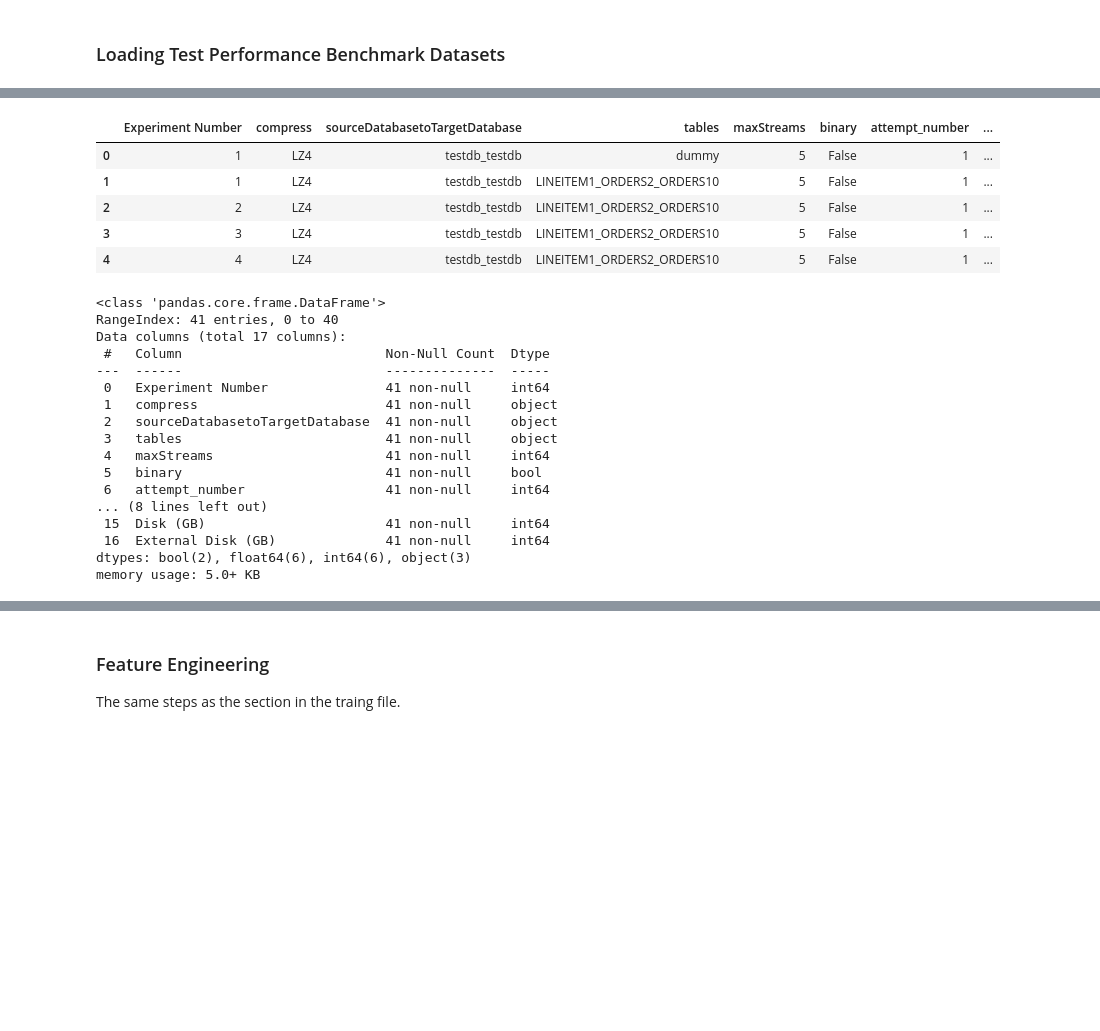
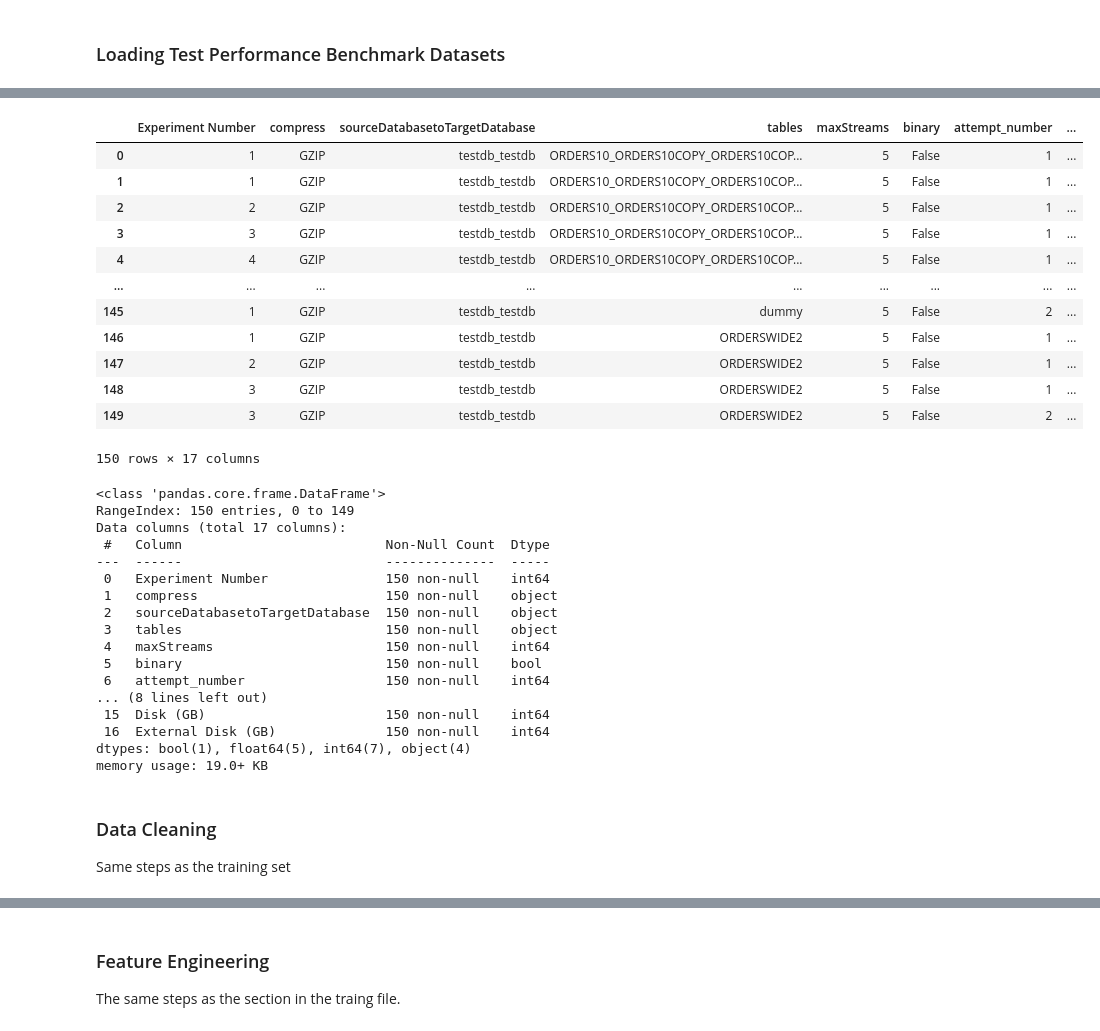
Before and after one commit to yorku-ease/DmML, a Jupyter notebook: testing_best_model.ipynb, the cells around one changed output, grey strips where cells are left out. Cells and saved outputs as stored; diff of their text form; code cells hidden in the pictures; blank space fills up the shorter version.

Commit message:
Prediction script for data migration model

```diff
--- a/testing_best_model.ipynb
+++ b/testing_best_model.ipynb
@@ -117,7 +117,9 @@ test_urls = [
     "https://raw.githubusercontent.com/yorku-ease/DmML/refs/heads/main/Data/DB2%20Performance%20Datasets/v5/exp89/engine-docker-compose.yml",
     "https://raw.githubusercontent.com/yorku-ease/DmML/refs/heads/main/Data/DB2%20Performance%20Datasets/v5/exp90/engine-docker-compose.yml",
     "https://raw.githubusercontent.com/yorku-ease/DmML/refs/heads/main/Data/DB2%20Performance%20Datasets/v5/exp91/engine-docker-compose.yml",
-    "https://raw.githubusercontent.com/yorku-ease/DmML/refs/heads/main/Data/DB2%20Performance%20Datasets/v5/exp92/engine-docker-compose.yml"
+    "https://raw.githubusercontent.com/yorku-ease/DmML/refs/heads/main/Data/DB2%20Performance%20Datasets/v5/exp92/engine-docker-compose.yml",
+    "https://raw.githubusercontent.com/yorku-ease/DmML/refs/heads/main/Data/DB2%20Performance%20Datasets/v4/exp72/engine-docker-compose.yml",
+    "https://raw.githubusercontent.com/yorku-ease/DmML/refs/heads/main/Data/DB2%20Performance%20Datasets/v4/exp73/engine-docker-compose.yml"
 ]
 
 test_system_specs_df = urls_dataframe(test_urls)
@@ -164,6 +175,9 @@ v5_exp89_performance_df = pd.read_csv('https://raw.githubusercontent.com/yorku-e
 v5_exp90_performance_df = pd.read_csv('https://raw.githubusercontent.com/yorku-ease/DmML/refs/heads/main/Data/DB2%20Performance%20Datasets/v5/exp90/performanceBenchmark.csv')
 v5_exp91_performance_df = pd.read_csv('https://raw.githubusercontent.com/yorku-ease/DmML/refs/heads/main/Data/DB2%20Performance%20Datasets/v5/exp91/performanceBenchmark.csv')
 v5_exp92_performance_df = pd.read_csv('https://raw.githubusercontent.com/yorku-ease/DmML/refs/heads/main/Data/DB2%20Performance%20Datasets/v5/exp92/performanceBenchmark.csv')
+
+v4_exp72_performance_df = pd.read_csv('https://raw.githubusercontent.com/yorku-ease/DmML/refs/heads/main/Data/DB2%20Performance%20Datasets/v4/exp72/performanceBenchmark.csv')
+v4_exp73_performance_df = pd.read_csv('https://raw.githubusercontent.com/yorku-ease/DmML/refs/heads/main/Data/DB2%20Performance%20Datasets/v4/exp73/performanceBenchmark.csv')
 # %%
 # print("Columns of the experiemtns: ")
 # print(v3_exp56_performance_df.columns)
@@ -194,14 +204,17 @@ First Five Rows of a Dataframe:
 # %%
 # Concatenating the test experiments
 # exp 56-60
-test_performance_dfs = [v3_exp56_performance_df, v3_exp57_performance_df, v3_exp58_performance_df,
-                       v3_exp59_performance_df, v3_exp60_performance_df]
+test_performance_dfs = [v5_exp81_performance_df, v5_exp82_performance_df, v5_exp83_performance_df,
+                        v5_exp84_performance_df, v5_exp85_performance_df, v5_exp86_performance_df,
+                        v5_exp87_performance_df, v5_exp88_performance_df, v5_exp89_performance_df,
+                        v5_exp90_performance_df, v5_exp91_performance_df, v5_exp92_performance_df,
+                        v4_exp72_performance_df, v4_exp73_performance_df]
 
 test_performance_df = pd.concat(test_performance_dfs, ignore_index=True)
 
 # exp 56, 65
-test1_performance_dfs = [v3_exp56_performance_df, v3_exp65_performance_df]
-test1_performance_df = pd.concat(test1_performance_dfs, ignore_index=True)
+# test1_performance_dfs = [v3_exp56_performance_df, v3_exp65_performance_df]
+# test1_performance_df = pd.concat(test1_performance_dfs, ignore_index=True)
 # %%
 # Function to combine the experimetns with their system configuration
 def combine_experiment_data_with_config(test_performance_df, system_specs_df, disk_value, external_disk_value):
@@ -238,29 +251,39 @@ final_test1_df = combine_experiment_data_with_config(test1_performance_df,test1_
 # %%
-final_test_df.head()
+final_test_df
 # %% [output]
 |  | Experiment Number | compress | sourceDatabasetoTargetDatabase | tables | maxStreams | binary | attempt_number | ... |
-| 0 | 1 | LZ4 | testdb_testdb | dummy | 5 | False | 1 | ... |
-| 1 | 1 | LZ4 | testdb_testdb | LINEITEM1_ORDERS2_ORDERS10 | 5 | False | 1 | ... |
-| 2 | 2 | LZ4 | testdb_testdb | LINEITEM1_ORDERS2_ORDERS10 | 5 | False | 1 | ... |
-| 3 | 3 | LZ4 | testdb_testdb | LINEITEM1_ORDERS2_ORDERS10 | 5 | False | 1 | ... |
-| 4 | 4 | LZ4 | testdb_testdb | LINEITEM1_ORDERS2_ORDERS10 | 5 | False | 1 | ... |
+| 0 | 1 | GZIP | testdb_testdb | ORDERS10_ORDERS10COPY_ORDERS10COP... | 5 | False | 1 | ... |
+| 1 | 1 | GZIP | testdb_testdb | ORDERS10_ORDERS10COPY_ORDERS10COP... | 5 | False | 1 | ... |
+| 2 | 2 | GZIP | testdb_testdb | ORDERS10_ORDERS10COPY_ORDERS10COP... | 5 | False | 1 | ... |
+| 3 | 3 | GZIP | testdb_testdb | ORDERS10_ORDERS10COPY_ORDERS10COP... | 5 | False | 1 | ... |
+| 4 | 4 | GZIP | testdb_testdb | ORDERS10_ORDERS10COPY_ORDERS10COP... | 5 | False | 1 | ... |
+| ... | ... | ... | ... | ... | ... | ... | ... | ... |
+| 145 | 1 | GZIP | testdb_testdb | dummy | 5 | False | 2 | ... |
+| 146 | 1 | GZIP | testdb_testdb | ORDERSWIDE2 | 5 | False | 1 | ... |
+| 147 | 2 | GZIP | testdb_testdb | ORDERSWIDE2 | 5 | False | 1 | ... |
+| 148 | 3 | GZIP | testdb_testdb | ORDERSWIDE2 | 5 | False | 1 | ... |
+| 149 | 3 | GZIP | testdb_testdb | ORDERSWIDE2 | 5 | False | 2 | ... |
+150 rows × 17 columns
 # %%
 final_test_df.info()
 # %% [output]
 <class 'pandas.core.frame.DataFrame'>
-RangeIndex: 41 entries, 0 to 40
+RangeIndex: 150 entries, 0 to 149
 Data columns (total 17 columns):
  #   Column                          Non-Null Count  Dtype
 ---  ------                          --------------  -----
- 0   Experiment Number               41 non-null     int64
- 1   compress                        41 non-null     object
- 2   sourceDatabasetoTargetDatabase  41 non-null     object
- 3   tables                          41 non-null     object
- 4   maxStreams                      41 non-null     int64
- 5   binary                          41 non-null     bool
- 6   attempt_number                  41 non-null     int64
+ 0   Experiment Number               150 non-null    int64
+ 1   compress                        150 non-null    object
+ 2   sourceDatabasetoTargetDatabase  150 non-null    object
+ 3   tables                          150 non-null    object
+ 4   maxStreams                      150 non-null    int64
+ 5   binary                          150 non-null    bool
+ 6   attempt_number                  150 non-null    int64
 ... (8 lines left out)
- 15  Disk (GB)                       41 non-null     int64
- 16  External Disk (GB)              41 non-null     int64
-dtypes: bool(2), float64(6), int64(6), object(3)
-memory usage: 5.0+ KB
+ 15  Disk (GB)                       150 non-null    int64
+ 16  External Disk (GB)              150 non-null    int64
+dtypes: bool(1), float64(5), int64(7), object(4)
+memory usage: 19.0+ KB
+# %% [markdown]
+### Data Cleaning
+Same steps as the training set
```
Also changed, not shown: parts of 26 cells of this notebook, 8 other files.
